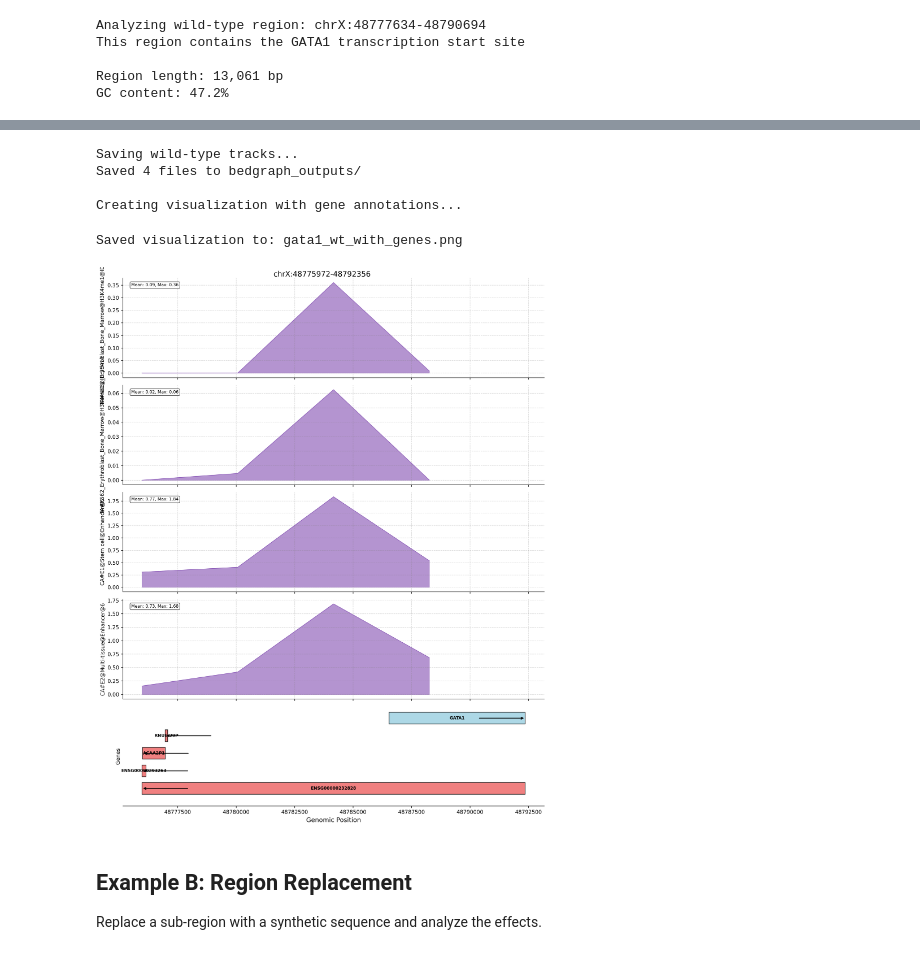
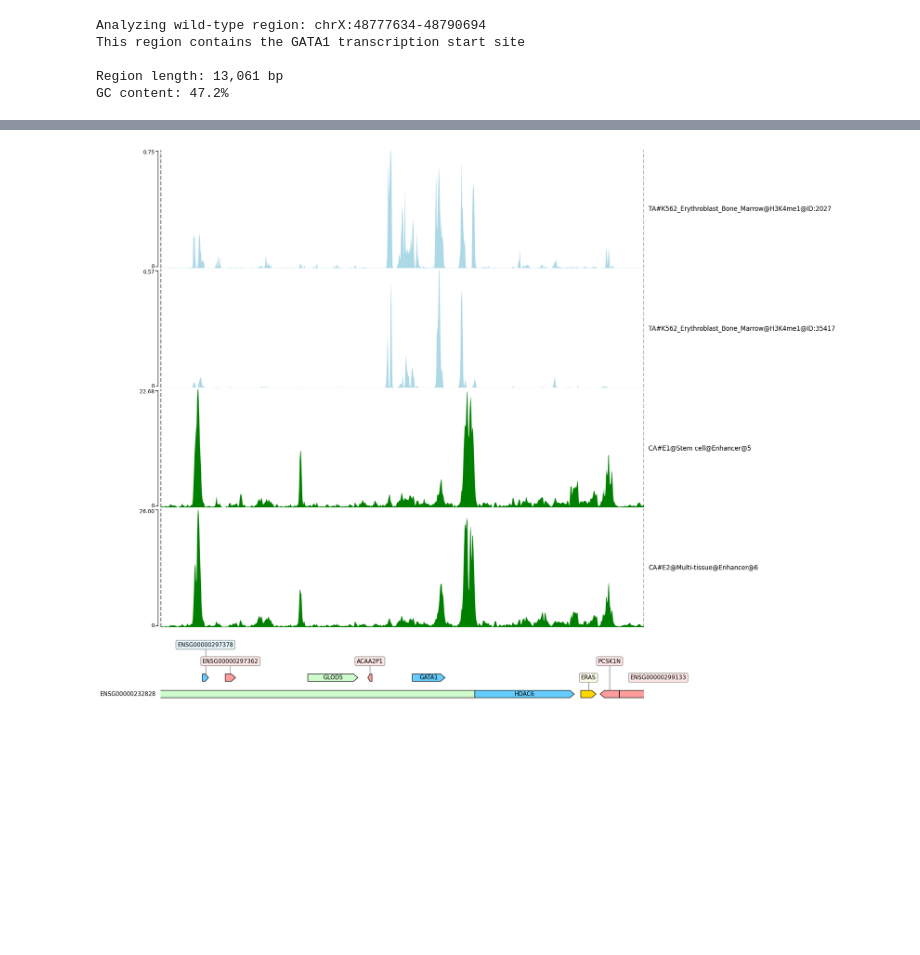
Before and after one commit to pinellolab/chorus, a Jupyter notebook: examples/sei_gata_example.ipynb, the cells around one changed output, grey strips where cells are left out. Drawn from its saved outputs; the diff is of its cells as text; code cells hidden in the pictures; blank space fills up the shorter version.

Commit message:
add sei example notebook

```diff
--- a/examples/sei_gata_example.ipynb
+++ b/examples/sei_gata_example.ipynb
@@ -88,6 +88,6 @@ oracle = chorus.create_oracle(
 print("\nLoading pre-trained Sei model...")
 print("To force CPU usage: device='cpu'")
 print("To disable timeout: export CHORUS_NO_TIMEOUT=1")
-oracle.load_pretrained_model(weights="/home/penzard/pinellolab/chorus/chorus/oracles/sei/")
+oracle.load_pretrained_model()
 print("Model loaded successfully!")
 # %% [output]
@@ -222,9 +221,8 @@ track_ids =  targets[0:2] + classes[0:2]
 # Make predictions for wild-type sequence
 print("Making predictions using specific track identifiers...")
 print(f"Track IDs: {track_ids}")
-
 wt_results = oracle.predict(
-    ('chrX', 48777634, 48790694),
+    ('chrX', 48726820, 48841508),
     track_ids  # Using specific track IDs
 )
 
@@ -255,60 +264,16 @@ CA#E2@Multi-tissue@Enhancer@6:
 # %%
-# Save tracks using oracle method - Enformer handles coordinate mapping internally
-print("\nSaving wild-type tracks...")
+preds = list(wt_results.values())
 
-wt_files = oracle.save_predictions_as_bedgraph(
-    predictions=wt_results,
-    chrom='chrX',
-    start=wt_results.metainfo['positions'][0] ,
-    output_dir="bedgraph_outputs",
-    prefix='a_wt'
-)
-print(f"Saved {len(wt_files)} files to bedgraph_outputs/")
+frame = preds[0].get_coolbox_representation(add_xaxis=False, override_params={'color': 'lightblue'})   +\
+        Spacer(0.1) + \
+        preds[1].get_coolbox_representation(add_xaxis=False, override_params={'color': 'lightblue'})   +\
+                Spacer(0.1) + \
+        preds[2].get_coolbox_representation(add_xaxis=False, override_params={'color': 'green'})   +\
+                Spacer(0.1) + \
+        preds[3].get_coolbox_representation(add_xaxis=False, override_params={'color': 'green'})   +\
+                Spacer(0.1) + \
+        GTF(str(gtf_path)) + TrackHeight(5)
 
-# Create visualization with gene annotations using pyGenomeTracks
-print("\nCreating visualization with gene annotations...")
-try:
-    visualize_chorus_predictions(
-        predictions=wt_results,
-        chrom='chrX',
-        start=wt_results.metainfo['positions'][0],  # Use output window start for visualization
-        track_ids=track_ids,
-        output_file='gata1_wt_with_genes.png',  # Save to file for pyGenomeTracks
-        bin_size=oracle.bin_size,
-        style='modern',
-        gtf_file=str(gtf_path),  # Add gene annotations
-        use_pygenometracks=True  # Use pyGenomeTracks for better gene visualization
-    )
-    print("Saved visualization to: gata1_wt_with_genes.png")
-
-    # Display the saved image
-    from IPython.display import Image, display
-    display(Image('gata1_wt_with_genes.png', width=800))
-
-except Exception as e:
-    print(f"Could not create pyGenomeTracks visualization: {e}")
-    print("Falling back to matplotlib visualization...")
-
-    # Fallback to matplotlib for inline display
-    visualize_chorus_predictions(
-        predictions=wt_results,
-        chrom='chrX',
-        start=output_start,
-        track_ids=track_ids,
-        output_file=None,  # Display inline
-        bin_size=oracle.bin_size,
-        style='modern',
-        gtf_file=str(gtf_path),
-        use_pygenometracks=False
-    )
+frame.plot('chrX:48726820-48841508')
 # %% [output]
-Saving wild-type tracks...
-Saved 4 files to bedgraph_outputs/
-
-Creating visualization with gene annotations...
-Saved visualization to: gata1_wt_with_genes.png
-[figure, old version]
+[figure, new version]
-# %% [markdown]
-## Example B: Region Replacement
-
-Replace a sub-region with a synthetic sequence and analyze the effects.
```
Also changed, not shown: parts of 19 cells of this notebook.
